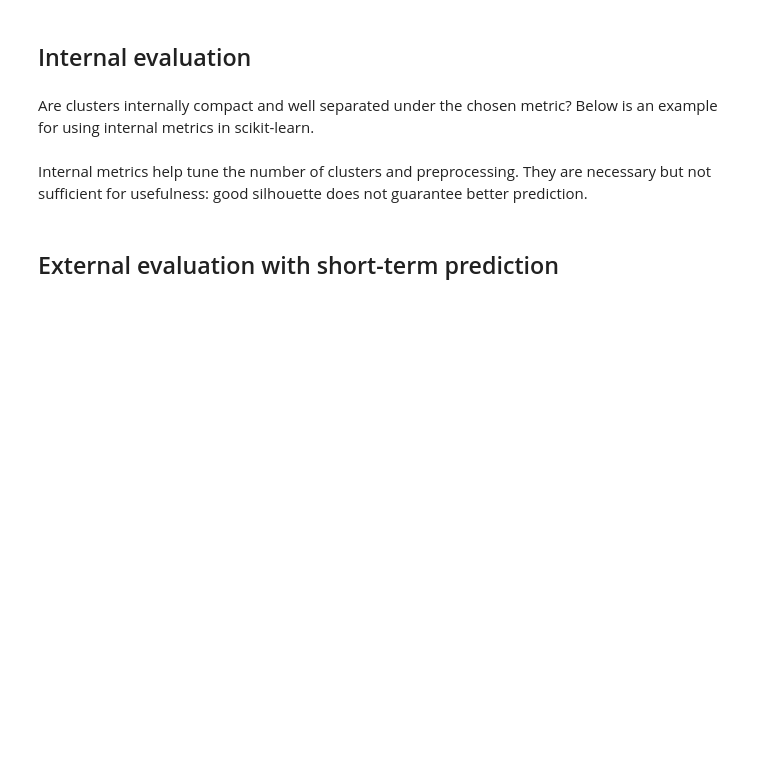
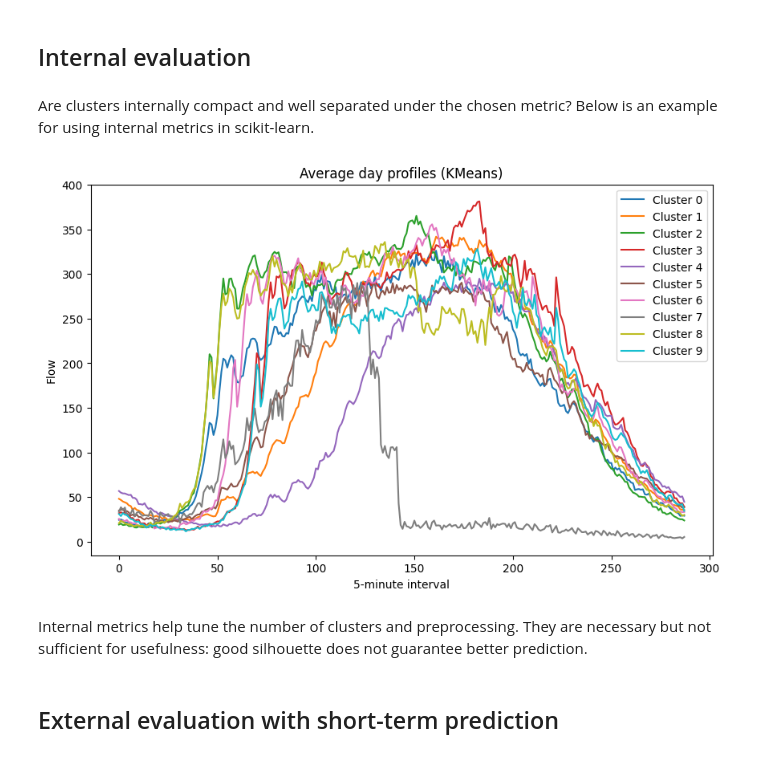
Before and after one commit to marcusflygar1-hash/AI_Course_Submissions_real, a Jupyter notebook: Exercise_5_Clustering/exercise_5_clustering.ipynb, the cells around one changed output. Saved outputs shown, nothing was run; the diff lists cells and outputs as text; code cells hidden in the pictures; blank space fills up the shorter version.

Commit message:
Added the beginning of a visualisation.

```diff
--- a/Exercise_5_Clustering/exercise_5_clustering.ipynb
+++ b/Exercise_5_Clustering/exercise_5_clustering.ipynb
@@ -678,3 +678,23 @@ for name, labels in cluster_labels.items():
+# %%
+#function for visualizing the centroids aka the day types.
+def plot_centroids(X, labels, model_name):
+    n_clusters = len(set(labels)) - (1 if -1 in labels else 0)
+    plt.figure(figsize=(10,6))
+
+    for cluster_id in range(n_clusters):
+        cluster_days = X[labels == cluster_id]
+        centroid = cluster_days.mean(axis=0)
+        plt.plot(centroid, label=f"Cluster {cluster_id}")
+
+    plt.title(f"Average day profiles for ({model_name})")
+    plt.xlabel("5-minute interval")
+    plt.ylabel("Flow")
+    plt.legend()
+    plt.show()
+#plotting for kmeans.
+plot_centroids(vectorized_day_dataset_no_nans, cluster_labels["kmeans"], "KMeans")
+# %% [output]
+[figure, added]
 # %% [markdown]
 Internal metrics help tune the number of clusters and preprocessing. They are necessary but not sufficient for usefulness: good silhouette does not guarantee better prediction.
 # %% [markdown]
```
Also changed, not shown: parts of 4 cells of this notebook.
